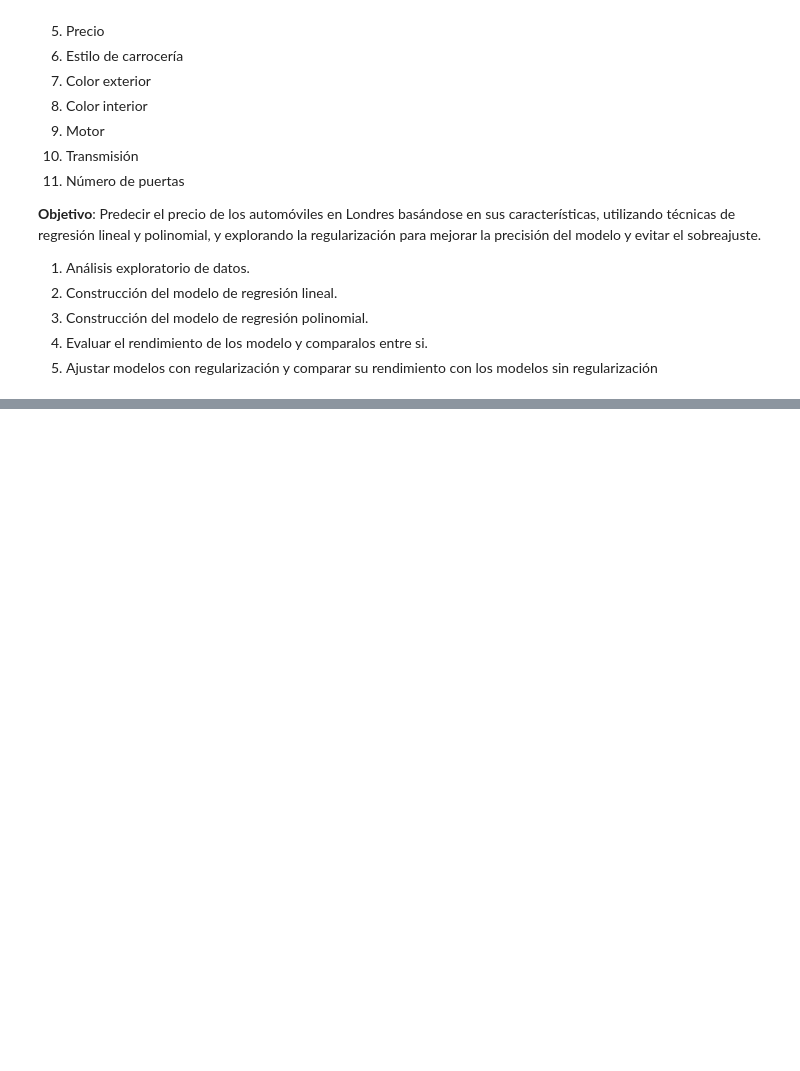
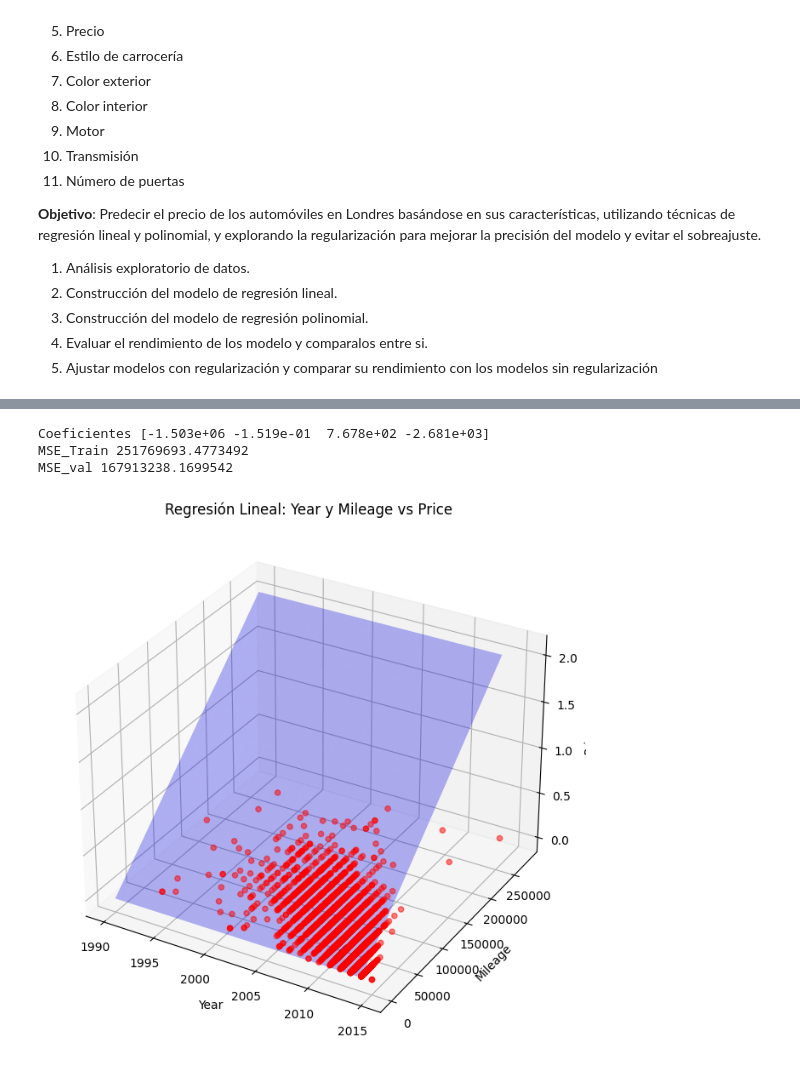
Before and after one commit to Camilohoyos99/AA_DATOS, a Jupyter notebook: Lab01_AnalisisAvanzado_2024.ipynb, the cells around one changed output, grey strips where cells are left out. Cells and saved outputs as stored; diff of their text form; code cells hidden in the pictures; blank space fills up the shorter version.

```diff
--- a/Lab01_AnalisisAvanzado_2024.ipynb
+++ b/Lab01_AnalisisAvanzado_2024.ipynb
@@ -997,0 +1118,67 @@ vec_MSE_val_p9 [6.055677961804044, 8.424141823865355, 6.217811619187943, 4.13133
+# %%
+from sklearn.model_selection import train_test_split
+X_num = df[['Mileage', 'Year', 'Doors']]
+X_com = df.drop(['Price'],axis=1)
+y = df['Price']
+
+# aplicando la regresion con los datos númericos
+X_design1 = np.column_stack((np.ones(len(X_num)), X_num))
+
+
+
+# Dividir los datos en entrenamiento y prueba (80% para entrenamiento, 20% para prueba)
+X_train, X_test, y_train, y_test = train_test_split(X_design1, y, test_size=0.2, random_state=42)
+
+# Dividir los datos de entrenamiento en entrenamiento y validación (75% para entrenamiento, 25% para validación)
+X_train, X_val, y_train, y_val = train_test_split(X_train, y_train, test_size=0.25, random_state=42)
+
+
+W = np.linalg.inv(X_train.T.dot(X_train)).dot(X_train.T).dot(y_train)
+# Realizar las predicciones en los conjuntos de entrenamiento y validación
+y_train_pred = X_train.dot(W)
+y_val_pred = X_val.dot(W)
+
+# Calcular el error cuadrático medio para el conjunto de entrenamiento
+MSE_train = np.mean((y_train_pred - y_train) ** 2)
+
+# Calcular el error cuadrático medio para el conjunto de validación
+MSE_val = np.mean((y_val_pred - y_val) ** 2)
+
+print('Coeficientes', W)
+print('MSE_Train', MSE_train)
+print('MSE_val', MSE_val)
+# %% [output]
+Coeficientes [-1.503e+06 -1.519e-01  7.678e+02 -2.681e+03]
+MSE_Train 251769693.4773492
+MSE_val 167913238.1699542
+# %%
+from mpl_toolkits.mplot3d import Axes3D
+
+# Crear una figura 3D
+fig = plt.figure(figsize=(10, 8))
+ax = fig.add_subplot(111, projection='3d')
+
+# Graficar los puntos de datos
+ax.scatter(df['Year'], df['Mileage'], df['Price'], c='r', marker='o', alpha=0.5)
+
+# Crear un meshgrid para Year y Mileage
+x_surf = np.arange(df['Year'].min(), df['Year'].max(), 1)
+y_surf = np.arange(df['Mileage'].min(), df['Mileage'].max(), 10000)
+x_surf, y_surf = np.meshgrid(x_surf, y_surf)
+
+# Calcular el hiperplano usando los coeficientes de la regresión
+z_surf = W[1]*x_surf + W[2]*y_surf + W[0]
+
+# Graficar el hiperplano
+ax.plot_surface(x_surf, y_surf, z_surf, color='b', alpha=0.3)
+
+# Etiquetas de los ejes
+ax.set_xlabel('Year')
+ax.set_ylabel('Mileage')
+ax.set_zlabel('Price')
+
+plt.title('Regresión Lineal: Year y Mileage vs Price')
+
+plt.show()
+# %% [output]
+[figure, added]
```
Also changed, not shown: parts of 13 cells of this notebook.
